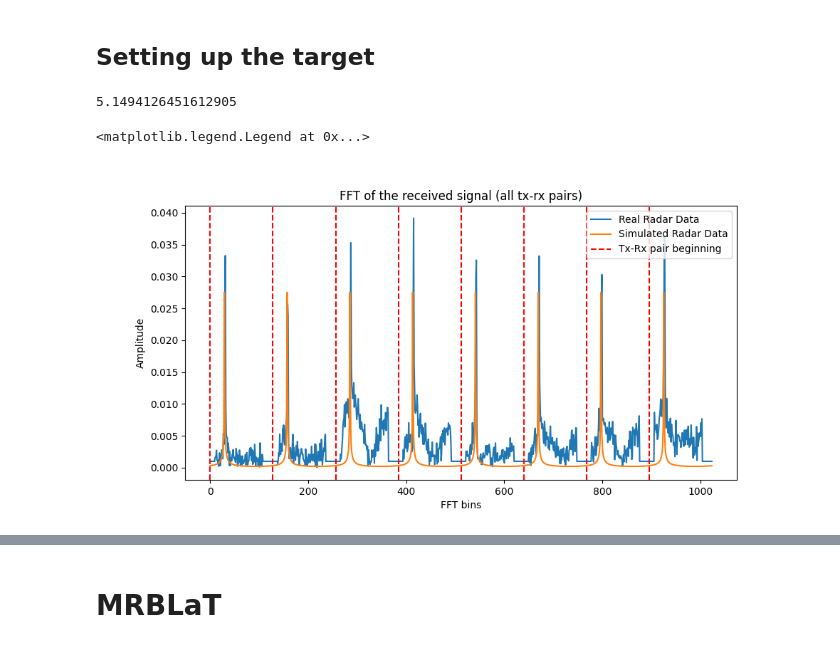
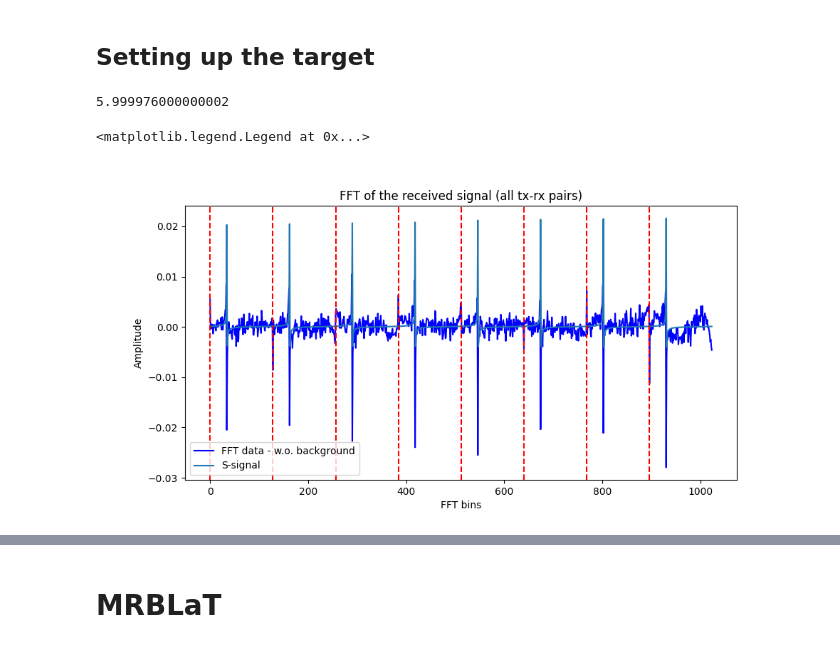
Before and after one commit to RHIMMELAND/MMARS, a Jupyter notebook: examples/real_MRBLaT_test.ipynb, the cells around one changed output, grey strips where cells are left out. Drawn from its saved outputs; the diff is of its cells as text; code cells hidden in the pictures.

```diff
--- a/examples/real_MRBLaT_test.ipynb
+++ b/examples/real_MRBLaT_test.ipynb
@@ -14,10 +14,13 @@ import mmars
 # %% [output]
 c:\Users\rasmu\Documents\GitHub\MMARS
 # %%
-start_idx = 50
+start_idx = 75
 real_radar_data_file_01 = h5py.File(r"C:\Users\rasmu\Documents\GitHub\MMARS\mmars\realRadarFiles\RADARPC02____SU_STREIGHT_UP_R02_W_DRONE____02_Apr_2025_15_50_18_976942.mat")#,'r')
 real_radar_data_01 = real_radar_data_file_01['IQreal'][:,0,:,:,:].T[:,:,:,np.newaxis,:] + 1.j*real_radar_data_file_01['IQimag'][:,0,:,:,:].T[:,:,:,np.newaxis,:]
 real_radar_data_01 = real_radar_data_01[start_idx:]/(2**16)
+
+background = np.loadtxt(r"C:\Users\rasmu\Documents\GitHub\MMARS\mmars\background\RADARPC02__Background_SU_TEST_mean_1024.txt", dtype=np.complex128)
+background = background/(2**16)
 # %%
 real_radar_data_struct_01 = real_radar_data_file_01['dataStruct']
 wavelength = 3e8/(real_radar_data_struct_01["StartFrequency"][0,0]*1e9)
@@ -30,7 +33,7 @@ real_radar_parameters_01 = { "position": np.array([[0,0]]),
                             "transmitPower": 6,
                             "gain": 10**(30/10),
                             "radarCrossSection": 1,
-                            "standardDeviation": 3.98e-5,
+                            "standardDeviation": 4.44e-5,
                             "wavelength": wavelength,
                             "f_carrier": real_radar_data_struct_01["StartFrequency"][0,0]*1e9
                         }
@@ -59,23 +62,21 @@ real_target_ground_truth = real_target_model.get_trajectory()
 # %%
 idx = 0
 gt_idx_bias = 0
 fig, ax = plt.subplots(1, 1, figsize=(10, 5))
-data_fourier = np.fft.fft(real_radar_data_01[idx,:,:,0,:],axis=-1)
-data_fourier[:,:,:10] = 1e-3
-data_fourier[:,:,-20:] = 1e-3
-data_fourier = data_fourier.flatten()
-ax.plot((np.abs(data_fourier)))
+data_fourier = np.fft.fft(real_radar_data_01[:,:,:,0,:],axis=-1)[:,:,:,np.newaxis,:]
+ax.plot((np.real(data_fourier[idx].flatten()-background)), label='FFT data - w.o. background', color='b')
+# ax.plot((np.real(data_fourier[idx].flatten())), label='FFT data', color='c', linestyle='--')
 radar_model_1.generate_S_signal(target_x=real_target_ground_truth[0][idx+start_idx+gt_idx_bias],target_y=real_target_ground_truth[1][idx+start_idx+gt_idx_bias])
 print(real_target_ground_truth[1][idx+start_idx+gt_idx_bias])
-ax.plot(np.abs(radar_model_1.get_S_signal.flatten()))
+ax.plot(np.real(radar_model_1.get_S_signal.flatten()), label='S-signal')
 for radar_bin in np.linspace(0,1024,8,endpoint=False):
     ax.axvline(x=[radar_bin], color='r', linestyle='--')
 ax.set_title("FFT of the received signal (all tx-rx pairs)")
 ax.set_xlabel("FFT bins")
 ax.set_ylabel("Amplitude")
-plt.legend(["Real Radar Data", "Simulated Radar Data", "Tx-Rx pair beginning"])
+plt.legend()
 # %% [output]
-5.1494126451612905
+5.999976000000002
 <matplotlib.legend.Legend at 0x...>
-[figure, old version]
+[figure, new version]
 # %%
```
Also changed, not shown: parts of 10 cells of this notebook, 7 other files.
